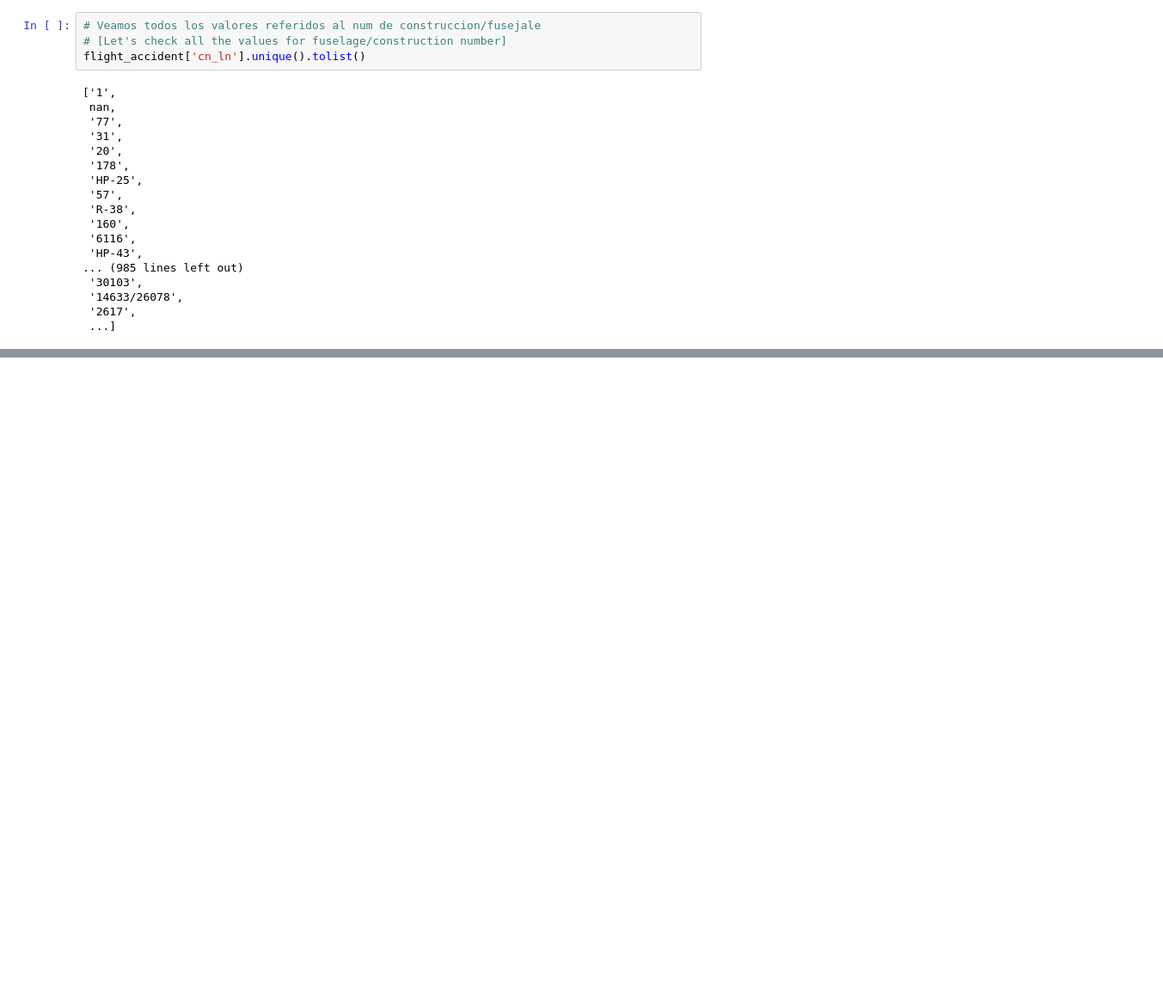
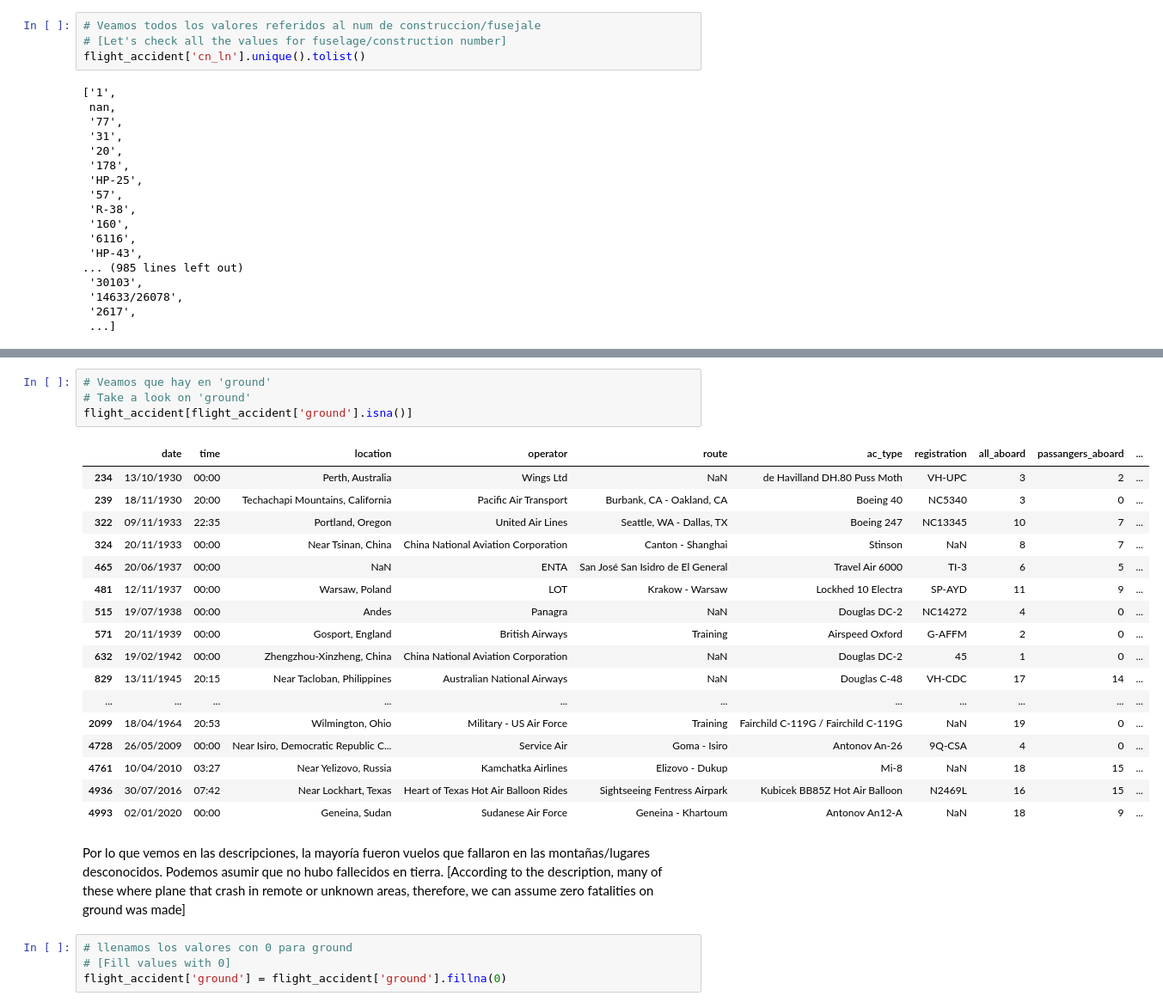
Before and after one commit to Martu-t/PI_Analytics_flights, a Jupyter notebook: main.ipynb, the cells around one changed output, grey strips where cells are left out. Shown at 86% size. Cells and saved outputs as stored; diff of their text form; blank space fills up the shorter version.

```diff
--- a/main.ipynb
+++ b/main.ipynb
@@ -239,0 +301,29 @@ flight_accident['cn_ln'].unique().tolist()
+# %%
+# Veamos que hay en 'ground'
+# Take a look on 'ground'
+flight_accident[flight_accident['ground'].isna()]
+# %% [output]
+|  | date | time | location | operator | route | ac_type | registration | all_aboard | passangers_aboard | ... |
+| 234 | 13/10/1930 | 00:00 | Perth, Australia | Wings Ltd | NaN | de Havilland DH.80 Puss Moth | VH-UPC | 3 | 2 | ... |
+| 239 | 18/11/1930 | 20:00 | Techachapi Mountains, California | Pacific Air Transport | Burbank, CA - Oakland, CA | Boeing 40 | NC5340 | 3 | 0 | ... |
+| 322 | 09/11/1933 | 22:35 | Portland, Oregon | United Air Lines | Seattle, WA - Dallas, TX | Boeing 247 | NC13345 | 10 | 7 | ... |
+| 324 | 20/11/1933 | 00:00 | Near Tsinan, China | China National Aviation Corporation | Canton - Shanghai | Stinson | NaN | 8 | 7 | ... |
+| 465 | 20/06/1937 | 00:00 | NaN | ENTA | San José San Isidro de El General | Travel Air 6000 | TI-3 | 6 | 5 | ... |
+| 481 | 12/11/1937 | 00:00 | Warsaw, Poland | LOT | Krakow - Warsaw | Lockhed 10 Electra | SP-AYD | 11 | 9 | ... |
+| 515 | 19/07/1938 | 00:00 | Andes | Panagra | NaN | Douglas DC-2 | NC14272 | 4 | 0 | ... |
+| 571 | 20/11/1939 | 00:00 | Gosport, England | British Airways | Training | Airspeed Oxford | G-AFFM | 2 | 0 | ... |
+| 632 | 19/02/1942 | 00:00 | Zhengzhou-Xinzheng, China | China National Aviation Corporation | NaN | Douglas DC-2 | 45 | 1 | 0 | ... |
+| 829 | 13/11/1945 | 20:15 | Near Tacloban, Philippines | Australian National Airways | NaN | Douglas C-48 | VH-CDC | 17 | 14 | ... |
+| ... | ... | ... | ... | ... | ... | ... | ... | ... | ... | ... |
+| 2099 | 18/04/1964 | 20:53 | Wilmington, Ohio | Military - US Air Force | Training | Fairchild C-119G / Fairchild C-119G | NaN | 19 | 0 | ... |
+| 4728 | 26/05/2009 | 00:00 | Near Isiro, Democratic Republic C... | Service Air | Goma - Isiro | Antonov An-26 | 9Q-CSA | 4 | 0 | ... |
+| 4761 | 10/04/2010 | 03:27 | Near Yelizovo, Russia | Kamchatka Airlines | Elizovo - Dukup | Mi-8 | NaN | 18 | 15 | ... |
+| 4936 | 30/07/2016 | 07:42 | Near Lockhart, Texas | Heart of Texas Hot Air Balloon Rides | Sightseeing Fentress Airpark | Kubicek BB85Z Hot Air Balloon | N2469L | 16 | 15 | ... |
+| 4993 | 02/01/2020 | 00:00 | Geneina, Sudan | Sudanese Air Force | Geneina - Khartoum | Antonov An12-A | NaN | 18 | 9 | ... |
+# %% [markdown]
+Por lo que vemos en las descripciones, la mayoría fueron vuelos que fallaron en las montañas/lugares desconocidos. Podemos asumir que no hubo fallecidos en tierra.
+[According to the description, many of these where plane that crash in remote or unknown areas, therefore, we can assume zero fatalities on ground was made]
+# %%
+# llenamos los valores con 0 para ground
+# [Fill values with 0]
+flight_accident['ground'] = flight_accident['ground'].fillna(0)
```
Also changed, not shown: parts of 14 cells of this notebook, 1 other file.
